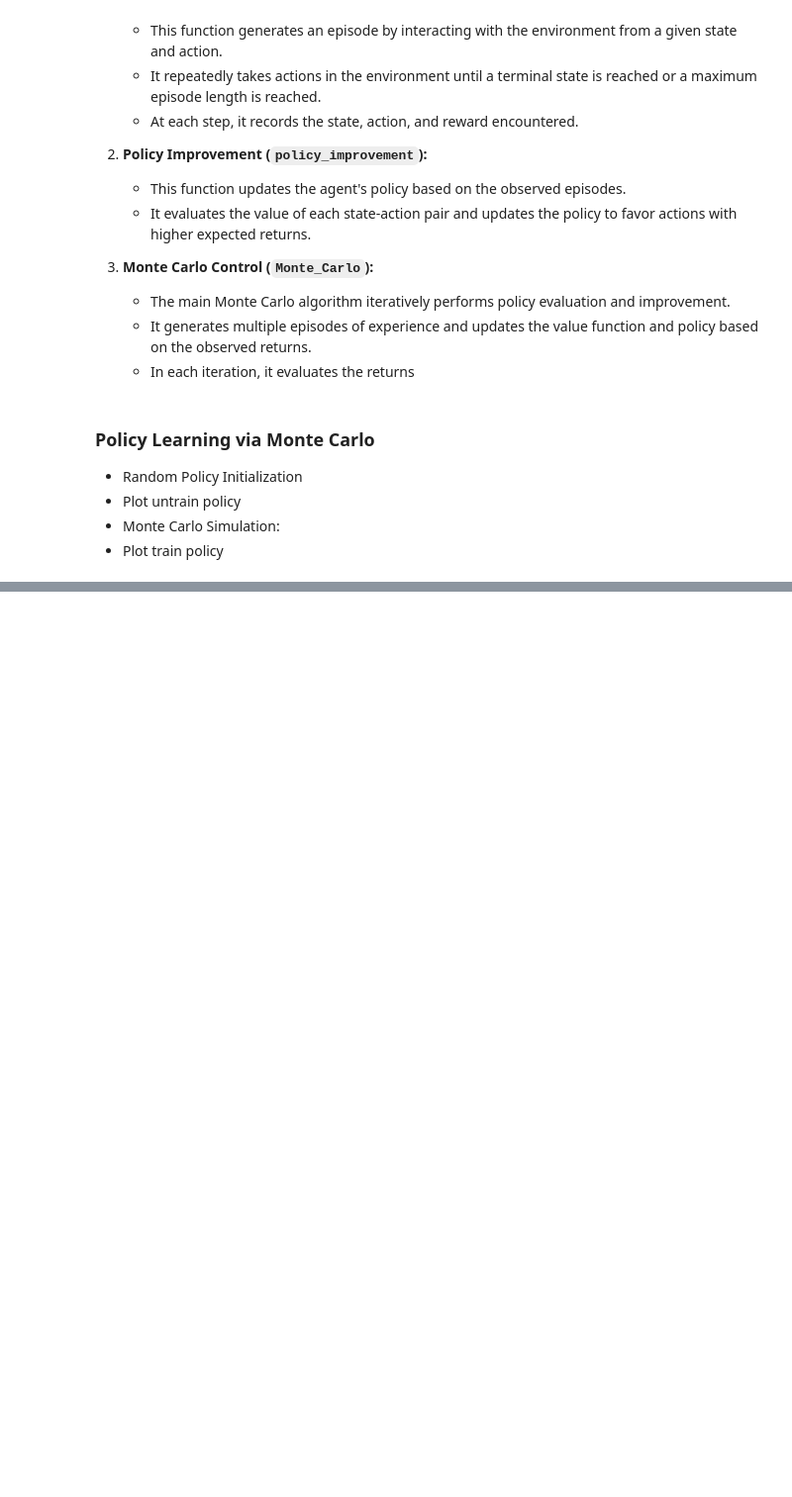
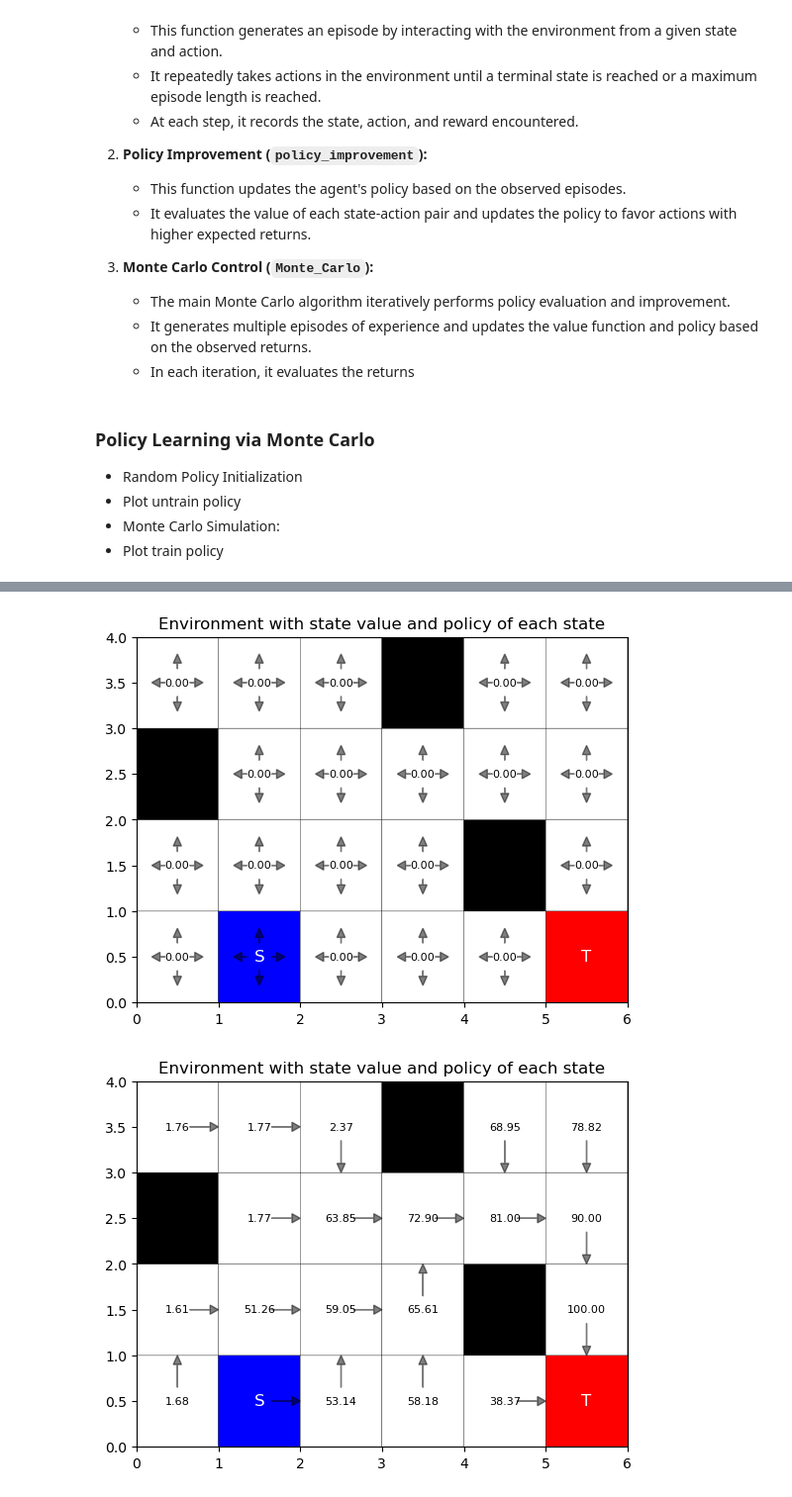
Before and after one commit to OmerShiranC/RL-Project, a Jupyter notebook: MDP.ipynb, the cells around one changed output, grey strips where cells are left out. Shown at 99% size. Drawn from its saved outputs; the diff is of its cells as text; code cells hidden in the pictures; blank space fills up the shorter version.

```diff
--- a/MDP.ipynb
+++ b/MDP.ipynb
@@ -50,6 +49,7 @@ class Environment:
         self.num_blocks = num_blocks
         self.Terminal = False
         self.model = {}
+        self.blocked = []
 
 
         # policy variables
@@ -69,7 +69,7 @@ class Environment:
     def generate_blocks(self):
         self.grid[self.start_state] = 1
         self.grid[self.terminal_state] = 2
-        self.blocked = []
+
 
         # Generate random block positions
         for _ in range(self.num_blocks):
@@ -90,8 +90,8 @@ class Environment:
         plt.pcolor(mat_grid, cmap=cmap, edgecolors='k')
 
         # Add markers for start and terminal points
-        y_start,x_start = StateToLoc(self.start_state)
-        y_terminal,x_terminal = StateToLoc(self.terminal_state)
+        x_start,y_start = self.StateToLoc(self.start_state)
+        x_terminal,y_terminal = self.StateToLoc(self.terminal_state)
         plt.text(x_start + 0.5, y_start + 0.5, 'S', color='white', fontsize=12, ha='center', va='center')
         plt.text(x_terminal + 0.5, y_terminal + 0.5, 'T', color='k', fontsize=12, ha='center', va='center')
 
@@ -111,8 +111,8 @@ class Environment:
         plt.pcolor(mat_grid, cmap=cmap, edgecolors='k')
 
         # Add markers for start and terminal points
-        y_start,x_start = StateToLoc(self.start_state)
-        y_terminal,x_terminal = StateToLoc(self.terminal_state)
+        x_start,y_start = self.StateToLoc(self.start_state)
+        x_terminal,y_terminal = self.StateToLoc(self.terminal_state)
         plt.text(x_start + 0.5, y_start + 0.5, 'S', color='white', fontsize=12, ha='center', va='center')
         plt.text(x_terminal + 0.5, y_terminal + 0.5, 'T', color='white', fontsize=12, ha='center', va='center')
 
@@ -121,7 +121,7 @@ class Environment:
 
         for state in range(self.width * self.height):
             if state != self.terminal_state and state not in self.blocked:
-                y,x = StateToLoc(state)
+                x,y = self.StateToLoc(state)
                 for a, offset in enumerate(offsets):
                     arrow_length = self.policy[state][a]*0.25  # Get the action probability for the current action
                     if arrow_length >0:
@@ -359,0 +420,8 @@ Env.plot_policy()
+# %%
+Env = initialize()
+Env.plot_policy()
+Env.Qlearn(num_episodes=2000)
+Env.plot_policy()
+# %% [output]
+[figure, added]
+[figure, added]
```
Also changed, not shown: parts of 18 cells of this notebook.
